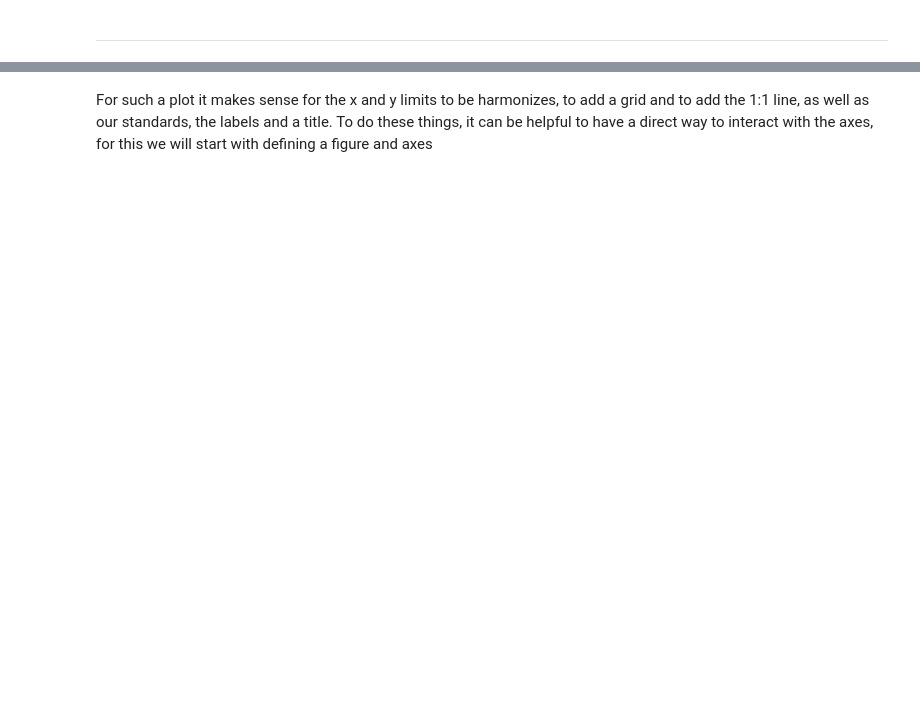
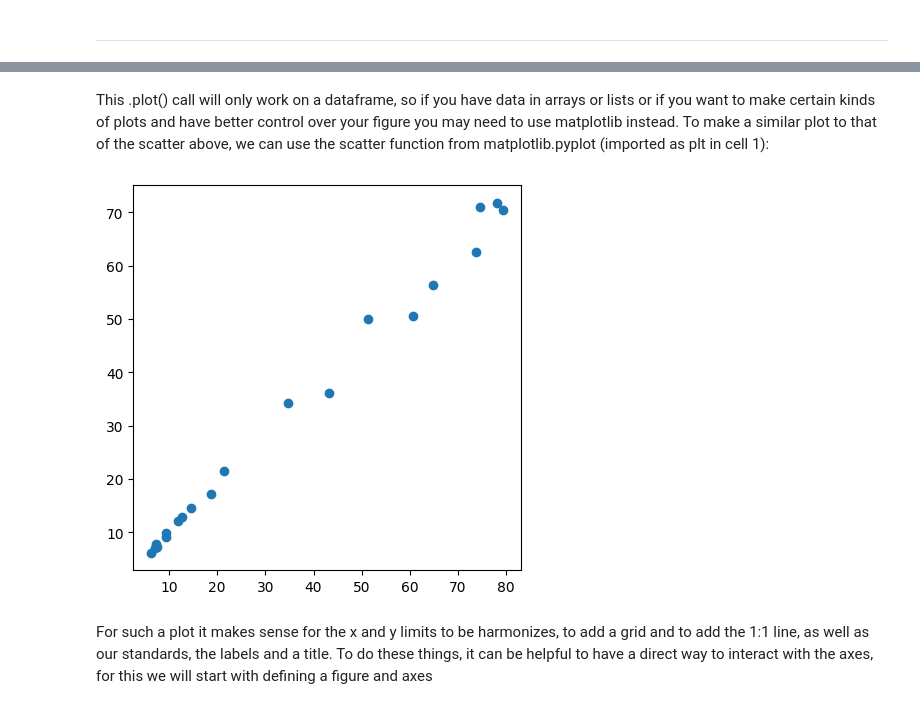
Before and after one commit to wateraccounting/WaPORMOOC, a Jupyter notebook: 3_Python_for_WaPOR/N03_Average_Seasonal_AETI_per_farm.ipynb, the cells around one changed output, grey strips where cells are left out. Saved outputs shown, nothing was run; the diff lists cells and outputs as text; code cells hidden in the pictures; blank space fills up the shorter version.

```diff
--- a/3_Python_for_WaPOR/N03_Average_Seasonal_AETI_per_farm.ipynb
+++ b/3_Python_for_WaPOR/N03_Average_Seasonal_AETI_per_farm.ipynb
@@ -414,3 +427,11 @@ plt.scatter(df2['2202'],df2['2203']);
+# %% [markdown]
+This .plot() call will only work on a dataframe, so if you have data in arrays or lists or if you want to make certain kinds of plots and have better control over your figure you may need to use matplotlib instead.
+To make a similar plot to that of the scatter above, we can use the scatter function from matplotlib.pyplot (imported as plt in cell 1):
+# %%
+plt.figure(figsize=[5, 5])
+plt.scatter(df[2202],df[2203]);
+# %% [output]
+[figure, added]
 # %% [markdown]
 For such a plot it makes sense for the x and y limits to be harmonizes, to add a grid and to add the 1:1 line, as well as our standards, the labels and a title. To do these things, it can be helpful to have a direct way to interact with the axes, for this we will start with defining a figure and axes
 # %%
```
Also changed, not shown: parts of 83 cells of this notebook.
